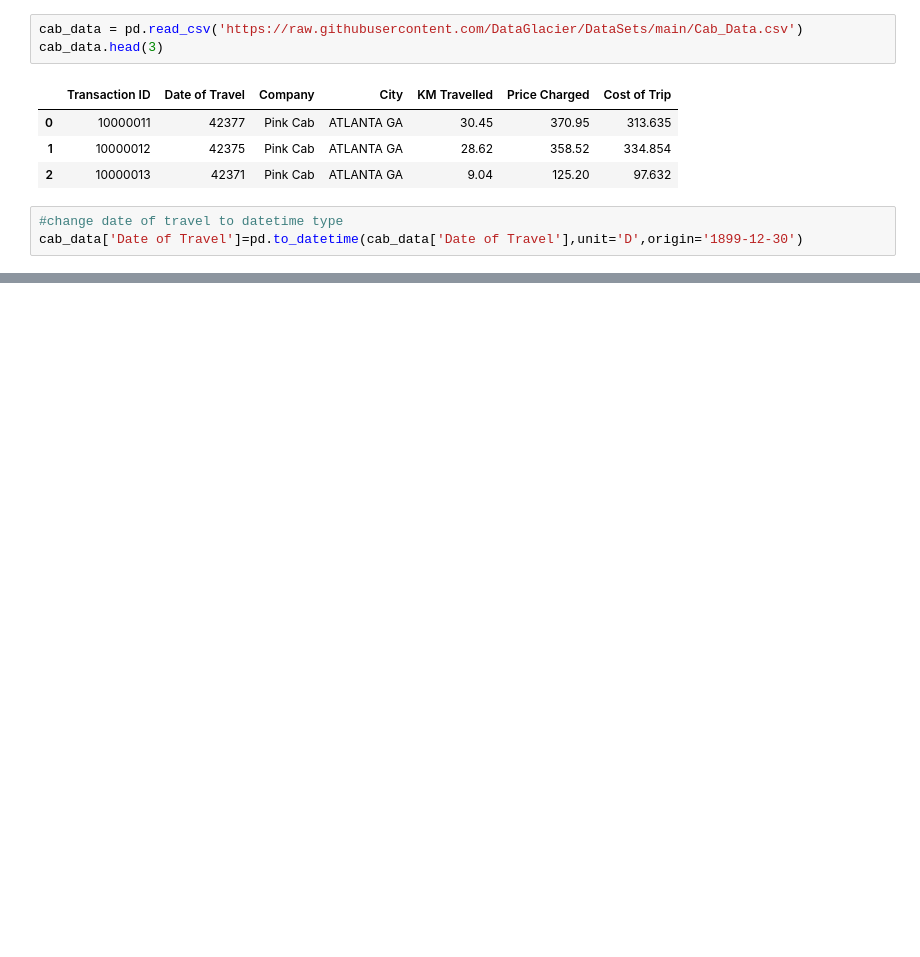
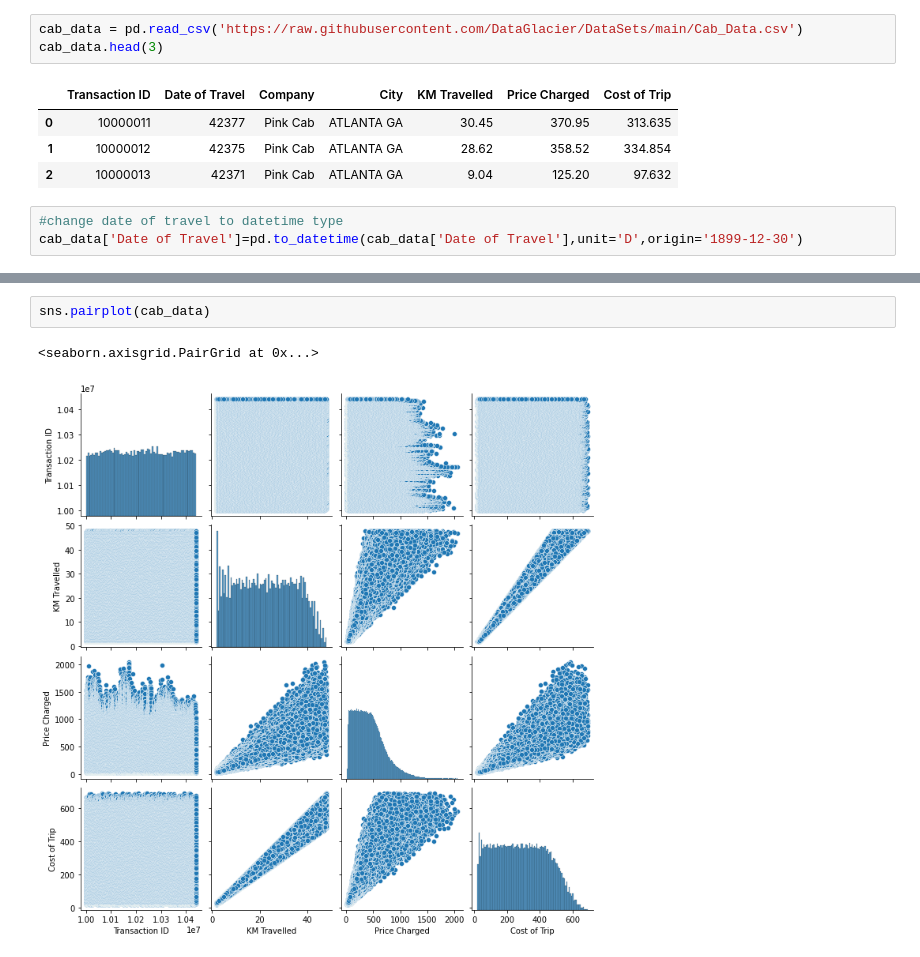
Before and after one commit to Judetheory/Cab_data_business_Analysis, a Jupyter notebook: cab_data.ipynb, the cells around one changed output, grey strips where cells are left out. Cells and saved outputs as stored; diff of their text form; blank space fills up the shorter version.

```diff
--- a/cab_data.ipynb
+++ b/cab_data.ipynb
@@ -79,2 +95,7 @@ Statistical Description of Columns
+# %%
+sns.pairplot(cab_data)
+# %% [output]
+<seaborn.axisgrid.PairGrid at 0x...>
+[figure, added]
 # %%
 city=pd.read_csv('https://raw.githubusercontent.com/DataGlacier/DataSets/main/City.csv')
```
Also changed, not shown: parts of 16 cells of this notebook.
